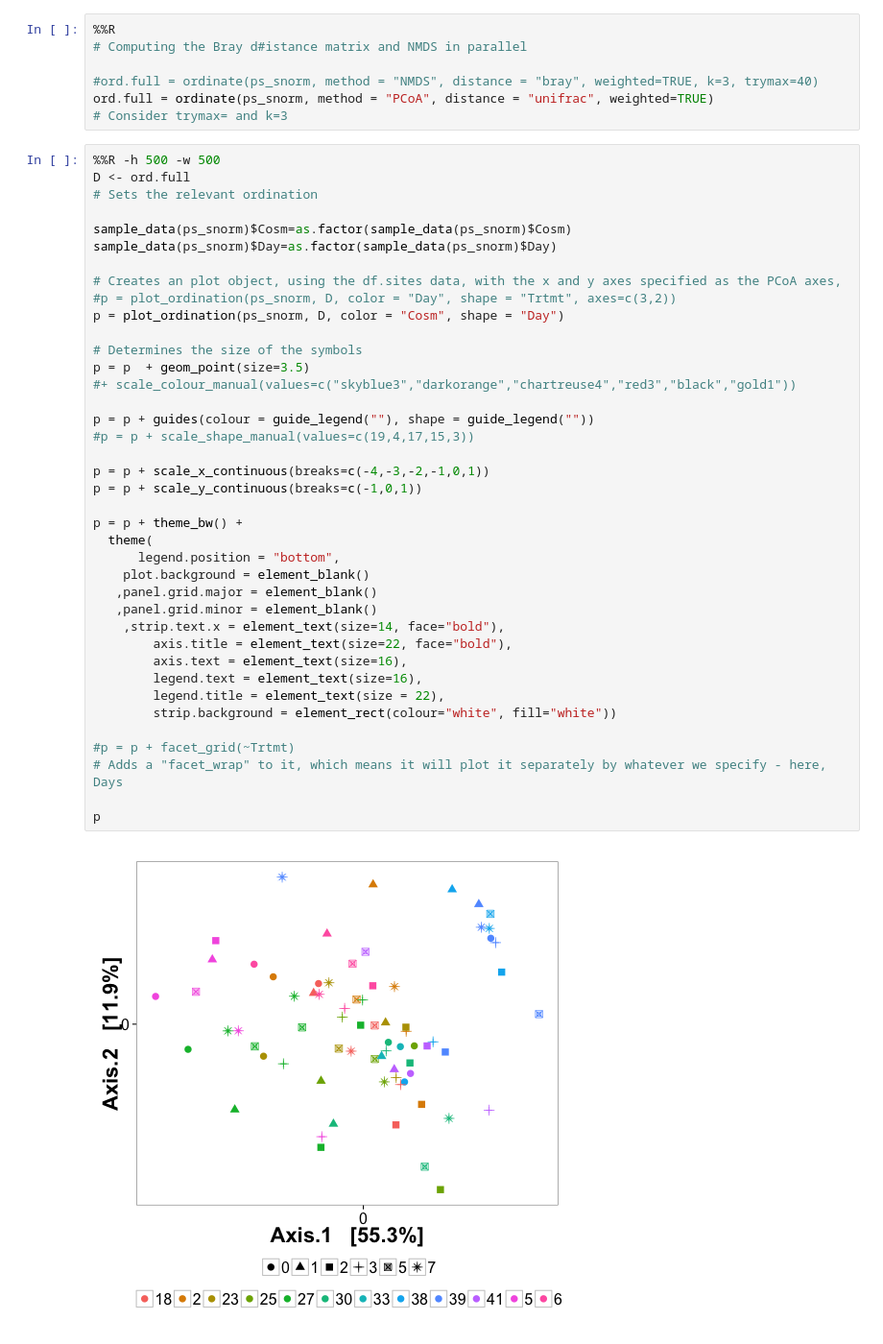
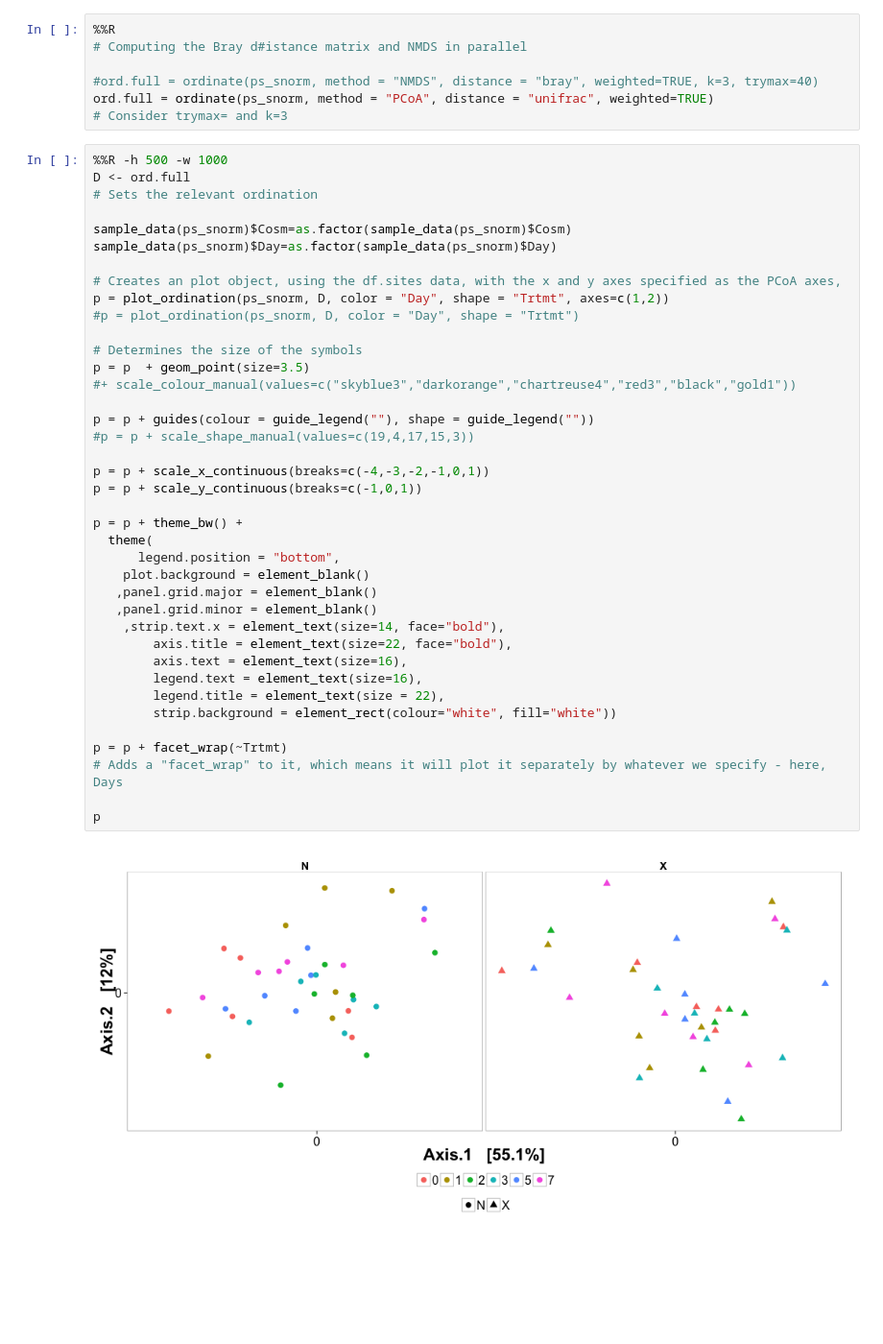
Before and after one commit to TheaWhitman/Microcosms16S, a Jupyter notebook: Figures/Ordination_plots.ipynb, the cells around one changed output. Shown at 96% size. Drawn from its saved outputs; the diff is of its cells as text; blank space fills up the shorter version.

```diff
--- a/Figures/Ordination_plots.ipynb
+++ b/Figures/Ordination_plots.ipynb
@@ -41,7 +28,7 @@ ps_snorm = transform_sample_counts(physeq, function(x) x / sum(x))
 ord.full = ordinate(ps_snorm, method = "PCoA", distance = "unifrac", weighted=TRUE)
 # Consider trymax= and k=3
 # %%
-%%R -h 500 -w 500
+%%R -h 500 -w 1000
 D <- ord.full
 # Sets the relevant ordination
 
@@ -49,35 +36,35 @@ sample_data(ps_snorm)$Cosm=as.factor(sample_data(ps_snorm)$Cosm)
 sample_data(ps_snorm)$Day=as.factor(sample_data(ps_snorm)$Day)
 
 # Creates an plot object, using the df.sites data, with the x and y axes specified as the PCoA axes,
-#p = plot_ordination(ps_snorm, D, color = "Day", shape = "Trtmt", axes=c(3,2))
-p = plot_ordination(ps_snorm, D, color = "Cosm", shape = "Day")
+p = plot_ordination(ps_snorm, D, color = "Day", shape = "Trtmt", axes=c(1,2))
+#p = plot_ordination(ps_snorm, D, color = "Day", shape = "Trtmt")
 
 # Determines the size of the symbols
 p = p  + geom_point(size=3.5)
 #+ scale_colour_manual(values=c("skyblue3","darkorange","chartreuse4","red3","black","gold1"))
 
 p = p + guides(colour = guide_legend(""), shape = guide_legend(""))
 #p = p + scale_shape_manual(values=c(19,4,17,15,3))
 
 p = p + scale_x_continuous(breaks=c(-4,-3,-2,-1,0,1))
 p = p + scale_y_continuous(breaks=c(-1,0,1))
 
 p = p + theme_bw() +
   theme(
       legend.position = "bottom",
     plot.background = element_blank()
    ,panel.grid.major = element_blank()
    ,panel.grid.minor = element_blank()
     ,strip.text.x = element_text(size=14, face="bold"),
         axis.title = element_text(size=22, face="bold"),
         axis.text = element_text(size=16),
         legend.text = element_text(size=16),
         legend.title = element_text(size = 22),
         strip.background = element_rect(colour="white", fill="white"))
 
-#p = p + facet_grid(~Trtmt)
+p = p + facet_wrap(~Trtmt)
 # Adds a "facet_wrap" to it, which means it will plot it separately by whatever we specify - here, Days
 
 p
 # %% [output]
-[figure, old version]
+[figure, new version]
```
Also changed, not shown: parts of 5 cells of this notebook, 2 other files.
